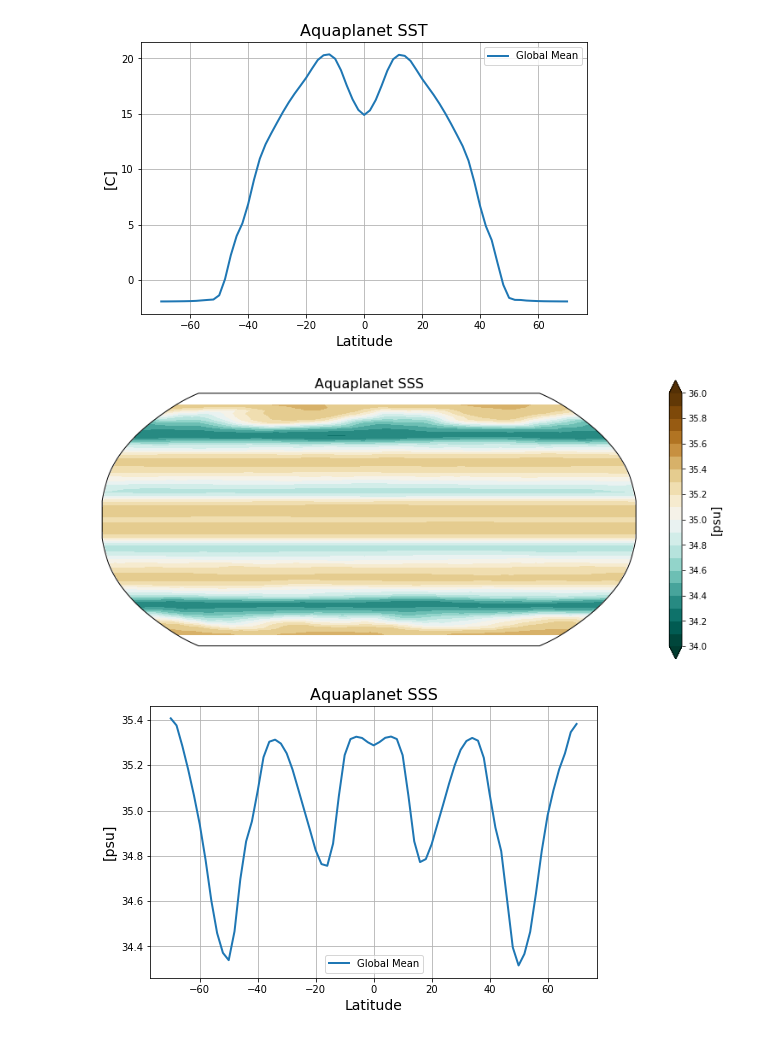
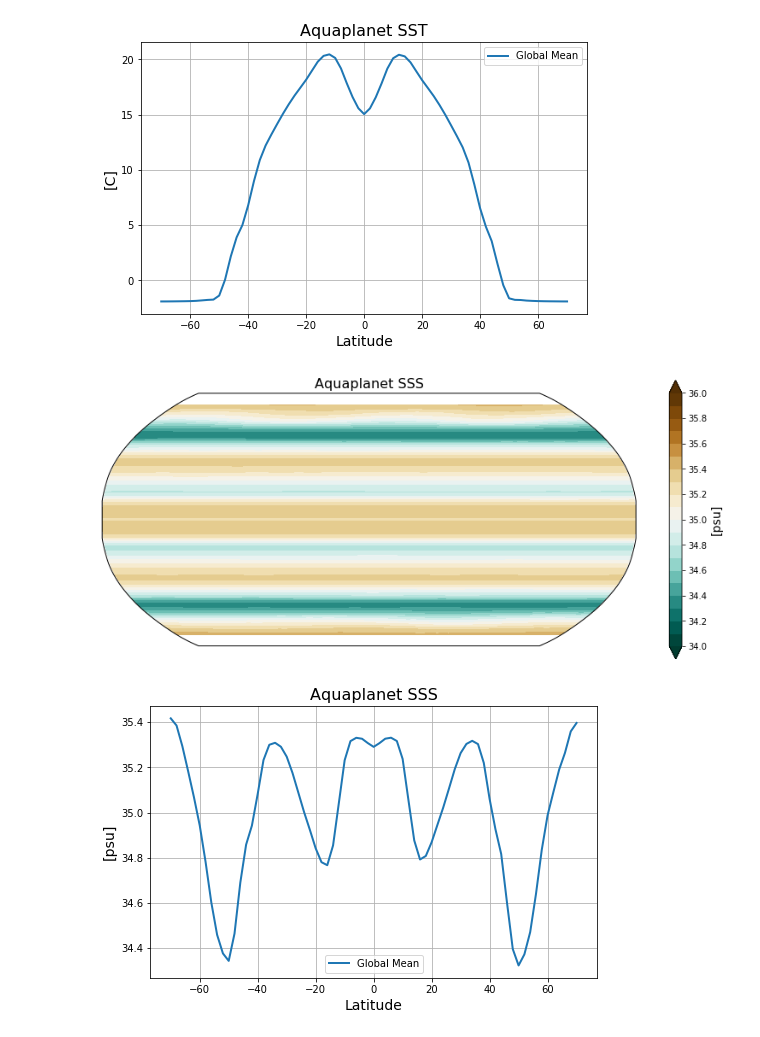
Before and after one commit to s-ragen/AQUA_CODE, a Jupyter notebook: coupled_preliminary.ipynb, the cells around one changed output. Cells and saved outputs as stored; diff of their text form; code cells hidden in the pictures.

```diff
--- a/coupled_preliminary.ipynb
+++ b/coupled_preliminary.ipynb
@@ -12,8 +12,12 @@ import warnings
 case = 'Aquaplanet'
 
 # path to ocean month file
-path_month = '/data/darr/MOM6_cases/aquaplanet/coupled-xgrid/502yr/05010101.ocean_month.nc'
-dm = xr.open_dataset(path_month, decode_times=True)
+# path_month = '/data/darr/MOM6_cases/aquaplanet/coupled-xgrid/502yr/05010101.ocean_month.nc'
+# dm = xr.open_dataset(path_month, decode_times=True)
+
+# path to ocean month file
+path_month = '/data/darr/510yr/05000101.ocean_month.nc'
+dm_ocean = xr.open_dataset(path_month, decode_times=True)
 
 # # path to ocean month file
 # path_month = '/data/sragen/aquaplanet/COUPLED/DATA/14yr/00090101.ocean_month.nc'
@@ -22,3 +26,15 @@ dm = xr.open_dataset(path_month, decode_times=True)
 # # path to ice month file
 # path_month_ice = '/data/sragen/aquaplanet/COUPLED/DATA/14yr/00090101.ice_month.nc'
 # dice = xr.open_dataset(path_month_ice, decode_times=True)
+
+# path to ice month file
+path_ice = '/data/darr/510yr/05000101.ice_month.nc'
+dice = xr.open_dataset(path_ice, decode_times=True)
+
+# path to atmos month file
+path_atmos = '/data/darr/510yr/05000101.atmos_month.nc'
+d_atmos = xr.open_dataset(path_atmos, decode_times=True)
+
+# path to flux month file
+path_flux = '/data/darr/510yr/05000101.flux_month.nc'
+d_flux = xr.open_dataset(path_flux, decode_times=True)
@@ -143,12 +139,12 @@ def plot_global_sfn(sfn_mean, sfn_res, sfn_resmean, sfn_bound, y_south, y_north)
     plt.show()
     return
 # %%
-plot_surface(dm, case)
+plot_surface(dm_ocean, case)
 # %% [output]
 [figure]
 [figure]
-[figure, old version]
+[figure, new version]
-[figure, old version]
+[figure, new version]
 [figure]
 # %%
 # Calculate global mean, residual, and residual mean overturning streamfunction
```
Also changed, not shown: parts of 7 cells of this notebook.
